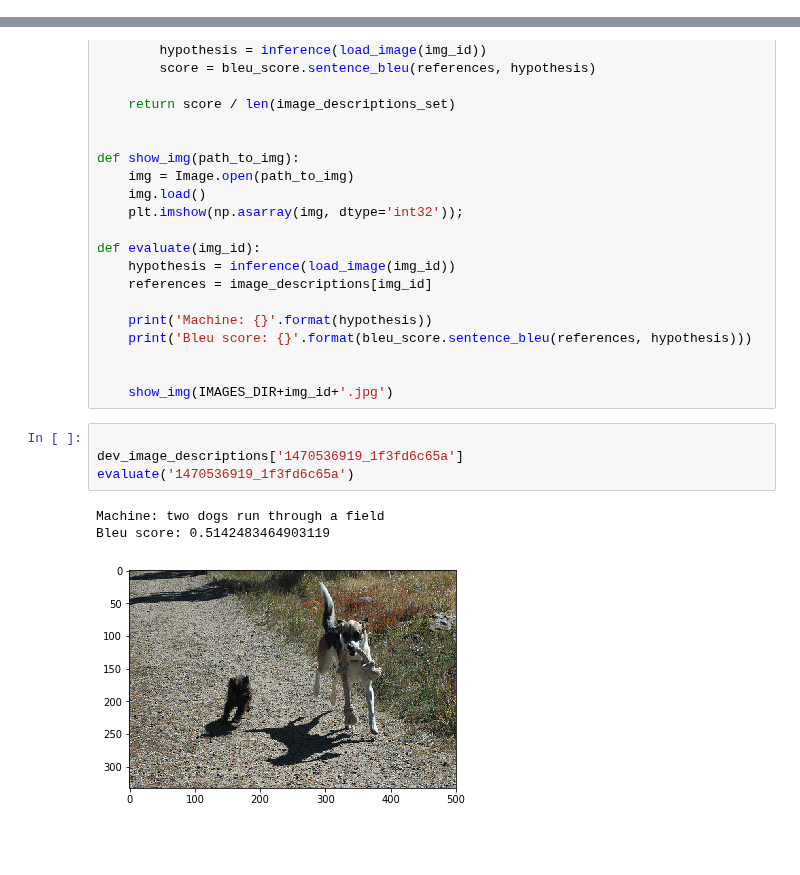
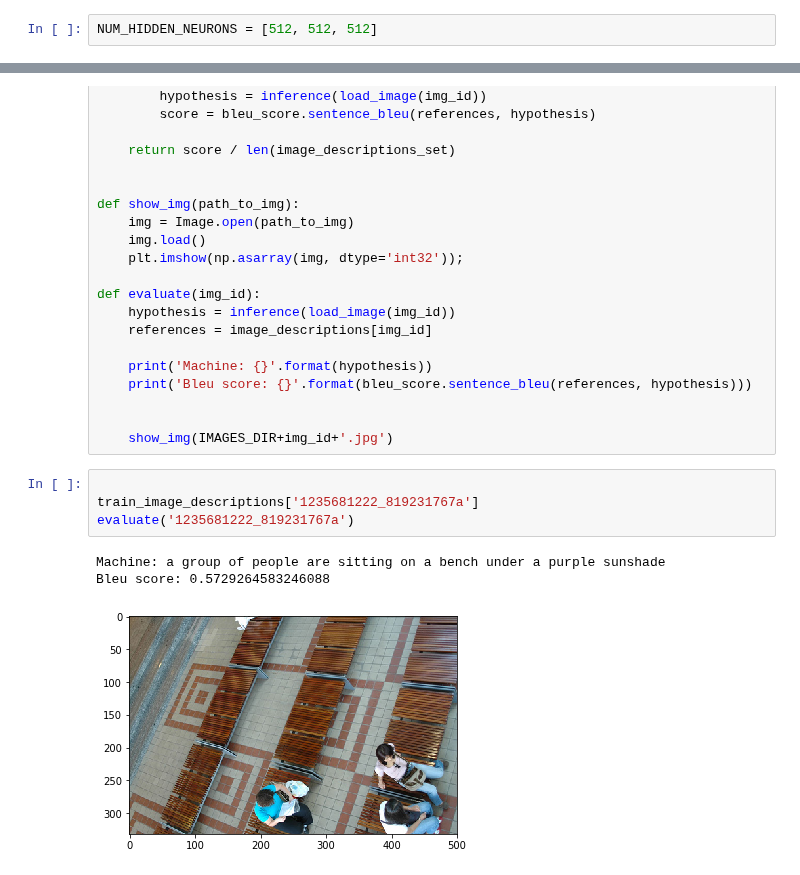
Before and after one commit to VIVelev/Image-Captioning, a Jupyter notebook: src/main.ipynb, the cells around one changed output, grey strips where cells are left out. Cells and saved outputs as stored; diff of their text form; blank space fills up the shorter version.

```diff
--- a/src/main.ipynb
+++ b/src/main.ipynb
@@ -456,3 +454,5 @@ NUM_HIDDEN_NEURONS = 256
+# %%
+NUM_HIDDEN_NEURONS = [512, 512, 512]
 # %%
 # Sequence Input
 seq_in = Input((max_description_length,), name='sequence_input')
@@ -716,11 +756,11 @@ def evaluate(img_id):
 
 
     show_img(IMAGES_DIR+img_id+'.jpg')
-# %%
-
-dev_image_descriptions['1470536919_1f3fd6c65a']
-evaluate('1470536919_1f3fd6c65a')
-# %% [output]
-Machine: two dogs run through a field
-Bleu score: 0.5142483464903119
-[figure, removed]
+# %%
+
+train_image_descriptions['1235681222_819231767a']
+evaluate('1235681222_819231767a')
+# %% [output]
+Machine: a group of people are sitting on a bench under a purple sunshade
+Bleu score: 0.5729264583246088
+[figure, added]
```
Also changed, not shown: parts of 8 cells of this notebook, 1 other file.
